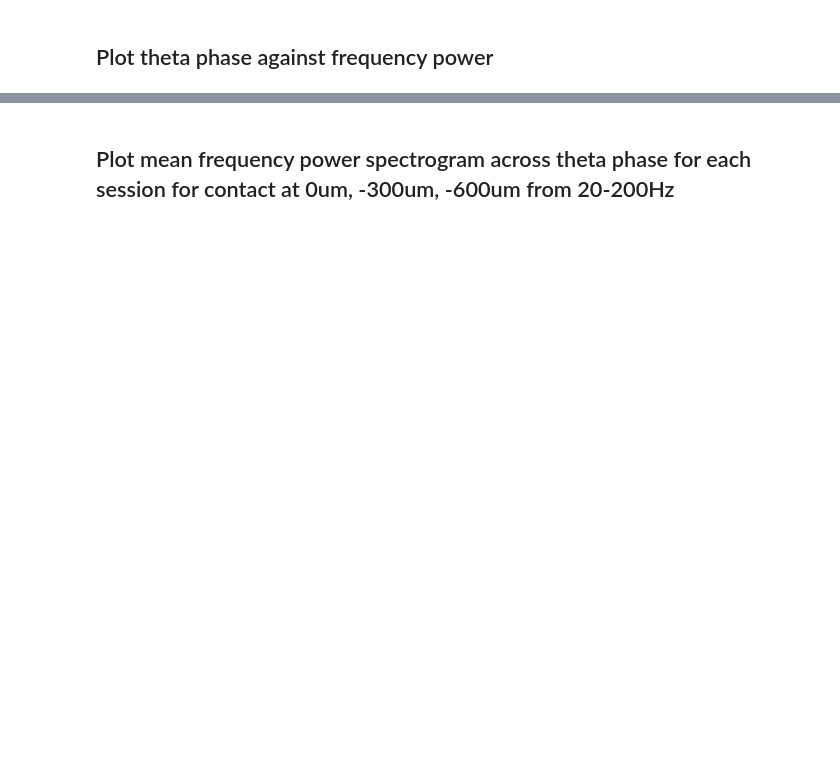
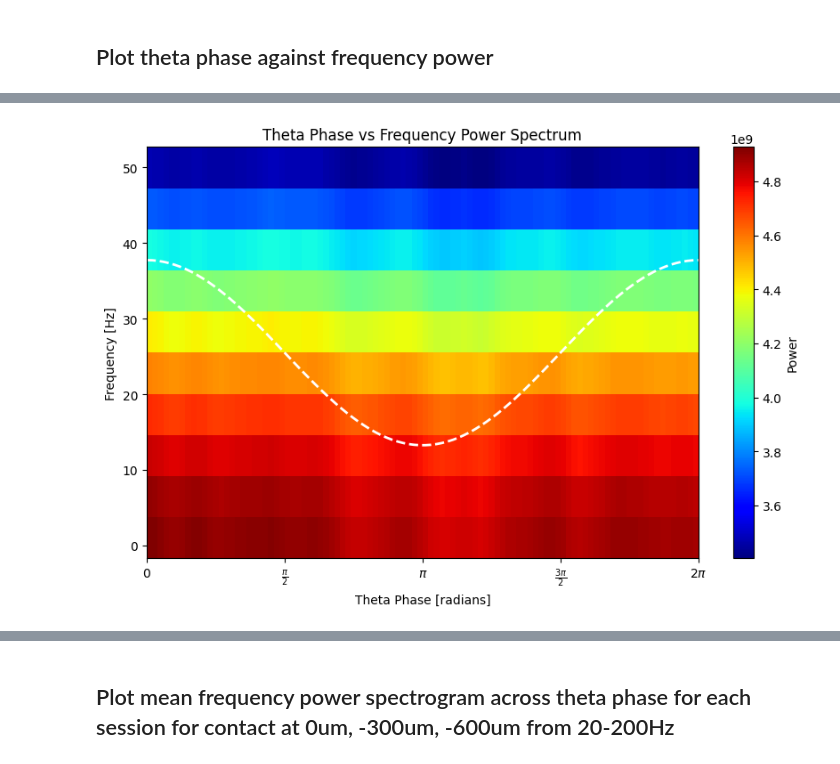
Before and after one commit to jakeswann1/SpElT, a Jupyter notebook: analysis/LFP Analyis.ipynb, the cells around one changed output, grey strips where cells are left out. Saved outputs shown, nothing was run; the diff lists cells and outputs as text; code cells hidden in the pictures; blank space fills up the shorter version.

Commit message:
Added LFP power spectrum across theta phase - calculation and plotting

```diff
--- a/analysis/LFP Analyis.ipynb
+++ b/analysis/LFP Analyis.ipynb
@@ -110,8 +109,12 @@ channels_to_load = [35] # From generate 5x12/16 probe script, corresponding to c
 # Loop through sessions
 for row, obj in enumerate(df_all_sessions.loc[:, 'ephys_object']):
 
+    # Initalise object attribute to store theta phase data
+    obj.cycle_data = [{}] * len(obj.trial_list)
+
     # Load central and return times for t-maze trials
     for trial_iterator, trial in enumerate(obj.trial_list):
+
         if 't-maze' in trial:
 
             # Load LFP for trial from contact on central shank at 0um (channel 15 on the 5x12/16 Buz probe)
@@ -143,9 +146,9 @@ for row, obj in enumerate(df_all_sessions.loc[:, 'ephys_object']):
 
 
             # Add theta phase data to object
-            obj.lfp_data[trial_iterator]['theta_phase'] = np.array(theta_phase).T
+            obj.cycle_data[trial_iterator]['theta_phase'] = np.array(theta_phase).T
             # Add cycle numbers data to object
-            obj.lfp_data[trial_iterator]['cycle_numbers'] = np.array(cycle_numbers).T
+            obj.cycle_data[trial_iterator]['cycle_numbers'] = np.array(cycle_numbers).T
             print(f'Loaded theta phase data for trial: {trial}')
 
     df_all_sessions.at[list(session_dict.keys())[row], 'ephys_object'] = obj
@@ -421,0 +457,67 @@ for index, obj in df_all_sessions['ephys_object'].iteritems():
+# %%
+import numpy as np
+import pandas as pd
+import matplotlib.pyplot as plt
+from analysis.frequency_power import calculate_morlet_df
+
+def plot_wavelet_power_spectrum_theta(wavelet_coeffs, theta_phase, n_theta_bins, frequencies, arm):
+    """
+    Plot a power spectrum across theta phase from the wavelet coefficients.
+
+    :param wavelet_coeffs: Wavelet coefficients as returned by complex_morlet_wavelet_transform. 2D array of frequencies x timestamps
+    :param theta_phase: 1D numpy array corresponding to theta phase for each timestamp
+    :param n_theta_bins: number of theta bins to separate data into for plotting
+    :param frequencies: Array of frequencies used in the wavelet transform
+    """
+    bin_edges = np.linspace(0, 2 * np.pi, n_theta_bins + 1)
+    power_spectra = np.zeros((len(frequencies), n_theta_bins))
+
+    for i in range(n_theta_bins):
+        # Find indices for the current theta phase bin
+        indices = np.where((theta_phase >= bin_edges[i]) & (theta_phase < bin_edges[i + 1]))[0]
+
+        # Extract the wavelet coefficients for these indices
+        selected_coeffs = wavelet_coeffs[indices, :]
+
+        # Calculate the average power spectrum for this phase bin
+        power_spectra[:, i] = np.mean(np.abs(selected_coeffs) ** 2, axis=0)
+
+    # Smooth data across phase bins
+    from scipy.ndimage import gaussian_filter1d
+    # Apply this to each frequency bin
+    sigma = 2  # Standard deviation for Gaussian kernel
+    smoothed_power_spectra = np.array([gaussian_filter1d(power_spectra[i, :], sigma) for i in range(power_spectra.shape[0])])
+
+    # Plotting
+    theta_bin_centers = (bin_edges[:-1] + bin_edges[1:]) / 2
+    plt.figure(figsize=(10, 6))
+    plt.pcolormesh(theta_bin_centers, frequencies, smoothed_power_spectra, cmap='jet')
+    plt.xlabel('Theta Phase [radians]')
+    plt.ylabel('Frequency [Hz]')
+    plt.colorbar(label='Power')
+    plt.title('Theta Phase vs Frequency Power Spectrum')
+
+    # Adjust the x-axis to show multiples of pi
+    x_ticks = np.linspace(0, 2 * np.pi, 5)  # 0, pi/2, pi, 3pi/2, 2pi
+    x_labels = ['0', r'$\frac{\pi}{2}$', r'$\pi$', r'$\frac{3\pi}{2}$', r'$2\pi$']
+    plt.xticks(x_ticks, x_labels)
+
+    # Overlay a theta cycle
+    theta_cycle = np.cos(np.linspace(0, 2 * np.pi, 100))
+    theta_phase_values = np.linspace(0, 2 * np.pi, 100)
+    offset = np.median(frequencies)  # Adjust as per your plot
+    theta_cycle_normalized = theta_cycle * np.ptp(frequencies)/4 + offset
+    plt.plot(theta_phase_values, theta_cycle_normalized, color='white', linestyle='--', linewidth=2)
+    plt.title(f'Frequency Spectrogram across theta phase - {arm} Arm')
+
+    plt.show()
+
+# morlet_df = calculate_morlet_df(central_cycle_df, 35, 1000, 1, 50, 100)
+morlet_df = central_morlet_df
+
+plot_wavelet_power_spectrum(wavelet_coeffs = morlet_df.drop(['Traversal Index', 'Cycle Index', 'Cycle Theta Phase', 'Speed']).T.values,
+                            theta_phase = morlet_df.loc(axis = 0)['Cycle Theta Phase'].to_numpy(),
+                            n_theta_bins = 100,
+                            frequencies = morlet_df.index.drop(['Traversal Index', 'Cycle Index', 'Cycle Theta Phase', 'Speed']).to_list())
+# %% [output]
+[figure, added]
```
Also changed, not shown: parts of 19 cells of this notebook, 1 other file.
